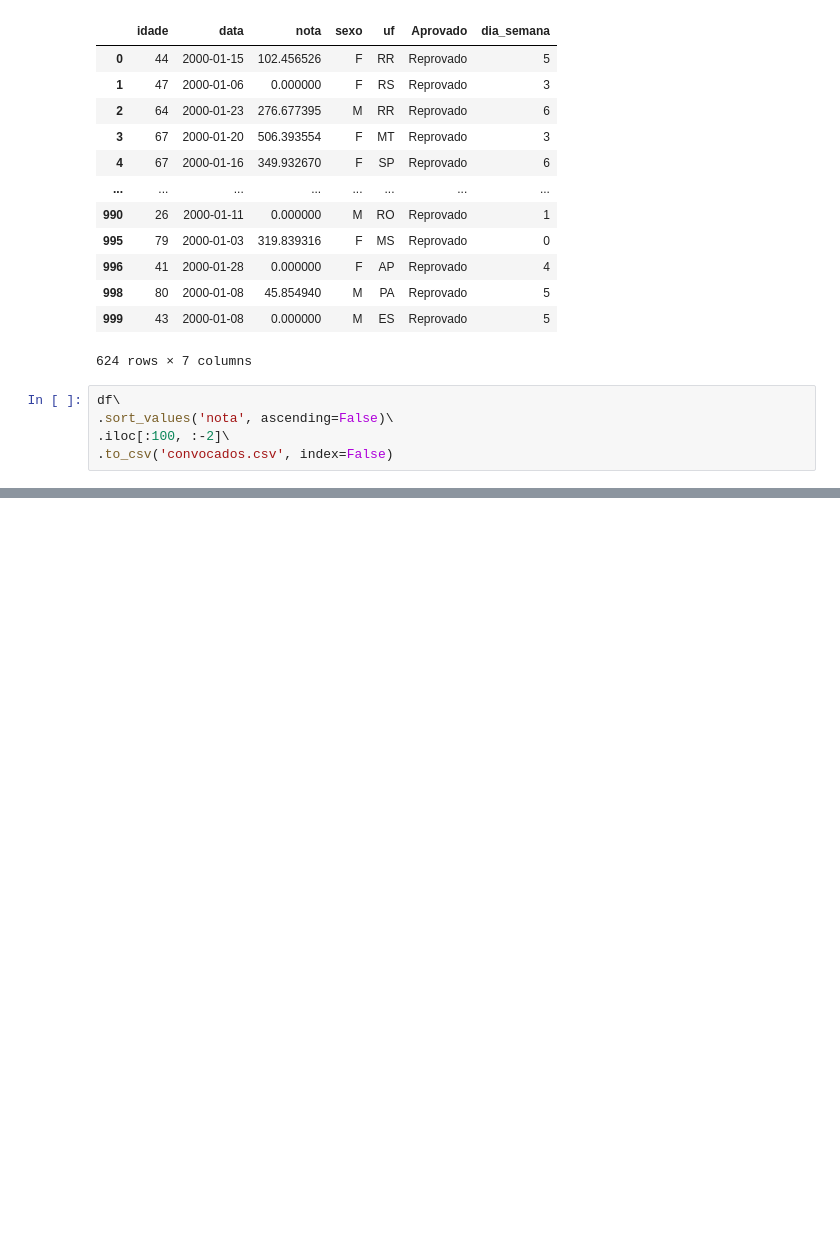
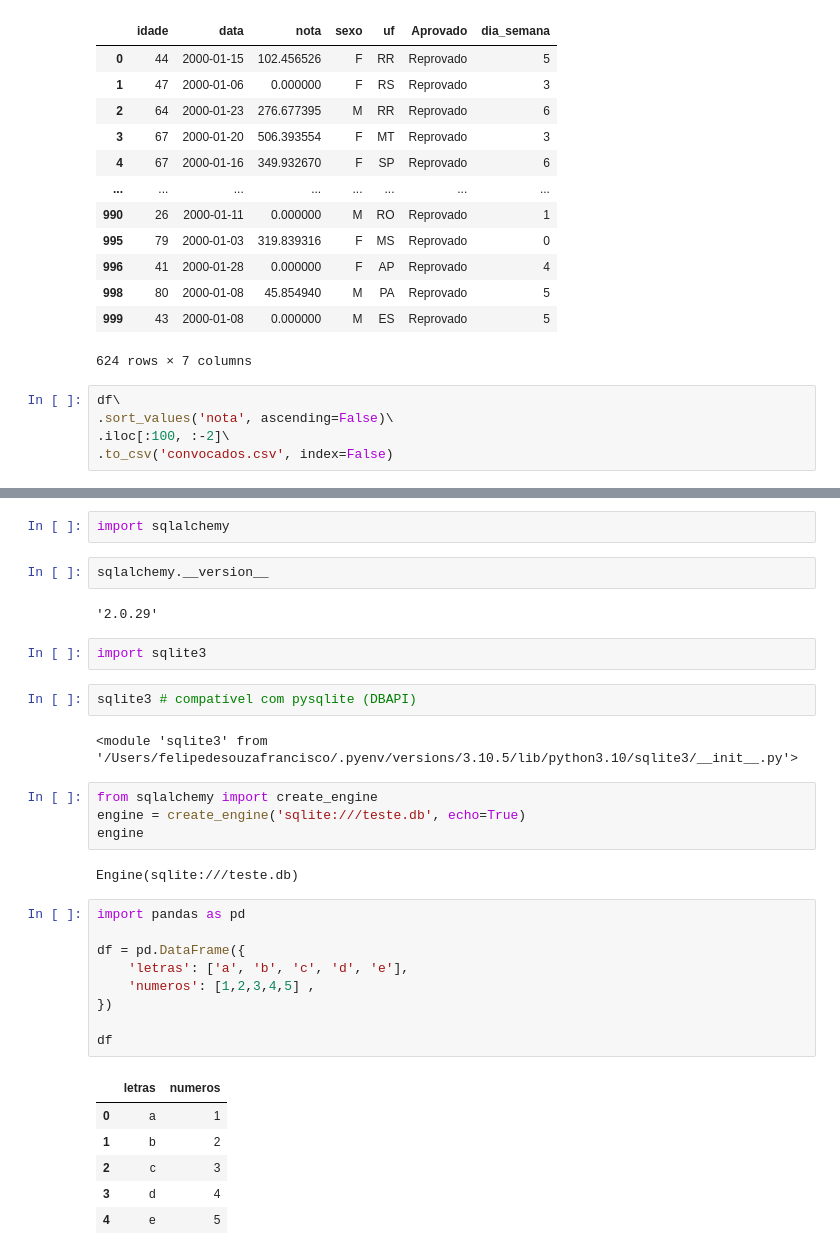
Before and after one commit to francfelipe/python-fundamentos, a Jupyter notebook: plumbers/python-exercicios-pandas-resolvido.ipynb, the cells around one changed output, grey strips where cells are left out. Cells and saved outputs as stored; diff of their text form; blank space fills up the shorter version.

```diff
--- a/plumbers/python-exercicios-pandas-resolvido.ipynb
+++ b/plumbers/python-exercicios-pandas-resolvido.ipynb
@@ -418,0 +444,34 @@ df\
+# %%
+import sqlalchemy
+# %%
+sqlalchemy.__version__
+# %% [output]
+'2.0.29'
+# %%
+import sqlite3
+# %%
+sqlite3 # compatível com pysqlite (DBAPI)
+# %% [output]
+<module 'sqlite3' from '/Users/felipedesouzafrancisco/.pyenv/versions/3.10.5/lib/python3.10/sqlite3/__init__.py'>
+# %%
+from sqlalchemy import create_engine
+engine = create_engine('sqlite:///teste.db', echo=True)
+engine
+# %% [output]
+Engine(sqlite:///teste.db)
+# %%
+import pandas as pd
+
+df = pd.DataFrame({
+    'letras': ['a', 'b', 'c', 'd', 'e'],
+    'numeros': [1,2,3,4,5] ,
+})
+
+df
+# %% [output]
+|  | letras | numeros |
+| 0 | a | 1 |
+| 1 | b | 2 |
+| 2 | c | 3 |
+| 3 | d | 4 |
+| 4 | e | 5 |
```
Also changed, not shown: parts of 11 cells of this notebook.
